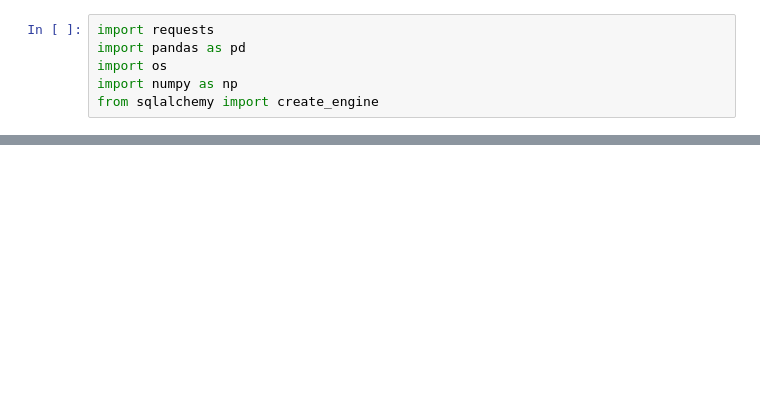
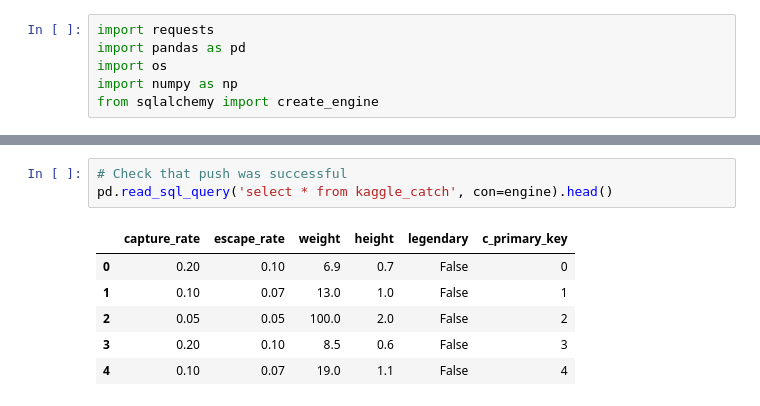
Before and after one commit to NGASHBAUGH/PokemonGo, a Jupyter notebook: PokemonGoKaggle.ipynb, the cells around one changed output, grey strips where cells are left out. Drawn from its saved outputs; the diff is of its cells as text; blank space fills up the shorter version.

```diff
--- a/PokemonGoKaggle.ipynb
+++ b/PokemonGoKaggle.ipynb
@@ -208,0 +211,10 @@ pd.read_sql_query('select * from kaggle_battle', con=engine).head()
+# %%
+# Check that push was successful
+pd.read_sql_query('select * from kaggle_catch', con=engine).head()
+# %% [output]
+|  | capture_rate | escape_rate | weight | height | legendary | c_primary_key |
+| 0 | 0.20 | 0.10 | 6.9 | 0.7 | False | 0 |
+| 1 | 0.10 | 0.07 | 13.0 | 1.0 | False | 1 |
+| 2 | 0.05 | 0.05 | 100.0 | 2.0 | False | 2 |
+| 3 | 0.20 | 0.10 | 8.5 | 0.6 | False | 3 |
+| 4 | 0.10 | 0.07 | 19.0 | 1.1 | False | 4 |
```
Also changed, not shown: parts of 40 cells of this notebook, 1 other file.
